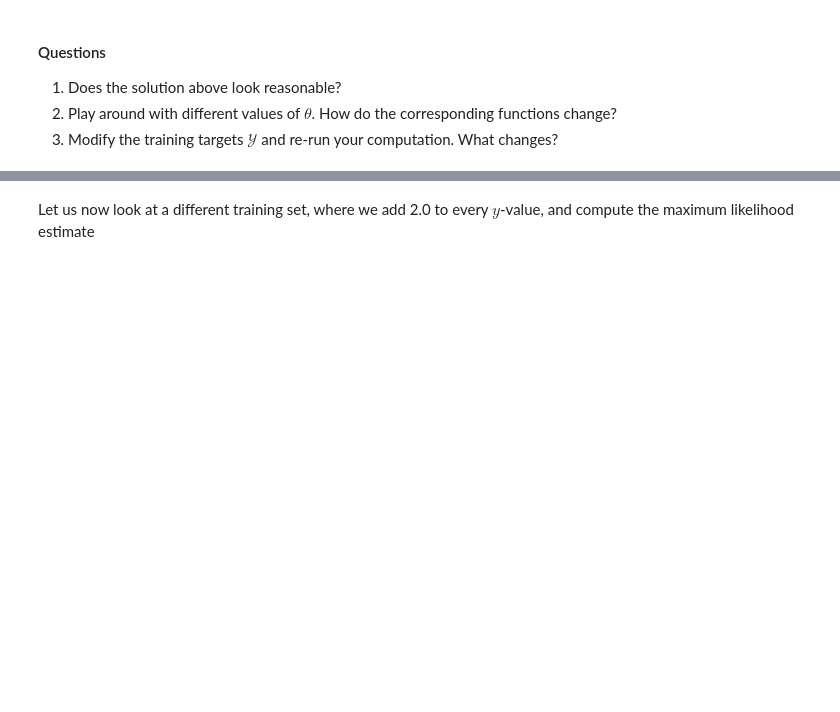
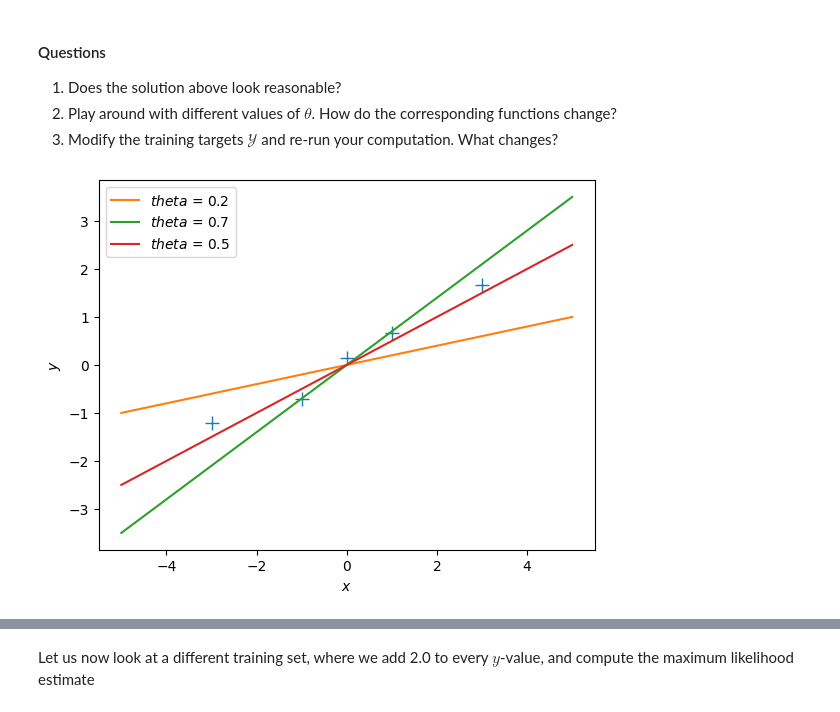
Before and after one commit to albamr09/MML, a Jupyter notebook: 09_Linear_Regression/tutorial_linear_regression.ipynb, the cells around one changed output, grey strips where cells are left out. Saved outputs shown, nothing was run; the diff lists cells and outputs as text; code cells hidden in the pictures; blank space fills up the shorter version.

```diff
--- a/09_Linear_Regression/tutorial_linear_regression.ipynb
+++ b/09_Linear_Regression/tutorial_linear_regression.ipynb
@@ -70,7 +72,7 @@ def predict_with_estimate(Xtest, theta):
     # theta: D x 1 vector of parameters
     # returns: prediction of f(Xtest); K x 1 vector
 
-    prediction = Xtest ## <-- EDIT THIS LINE
+    prediction = Xtest*theta ## <-- EDIT THIS LINE
 
     return prediction
 # %% [markdown]
@@ -93,3 +97,27 @@ plt.ylabel("$y$");
 1. Does the solution above look reasonable?
 2. Play around with different values of $\theta$. How do the corresponding functions change?
 3. Modify the training targets $\mathcal Y$ and re-run your computation. What changes?
+# %%
+############################
+# 2. Play around with different values of $\theta$. How do the corresponding functions change?
+############################
+
+# define a test set
+Xtest = np.linspace(-5,5,100).reshape(-1,1) # 100 x 1 vector of test inputs
+
+# predict the function values at the test points using the maximum likelihood estimator
+pred_1 = predict_with_estimate(Xtest, 0.2)
+pred_2 = predict_with_estimate(Xtest, 0.7)
+pred_3 = predict_with_estimate(Xtest, 0.5)
+
+# plot
+plt.figure()
+plt.plot(X, y, '+', markersize=10)
+plt.plot(Xtest, pred_1, label='$theta$ = 0.2')
+plt.plot(Xtest, pred_2, label="$theta$ = 0.7")
+plt.plot(Xtest, pred_3, label="$theta$ = 0.5")
+plt.xlabel("$x$")
+plt.ylabel("$y$")
+plt.legend();
+# %% [output]
+[figure, added]
```
Also changed, not shown: parts of 9 cells of this notebook.
